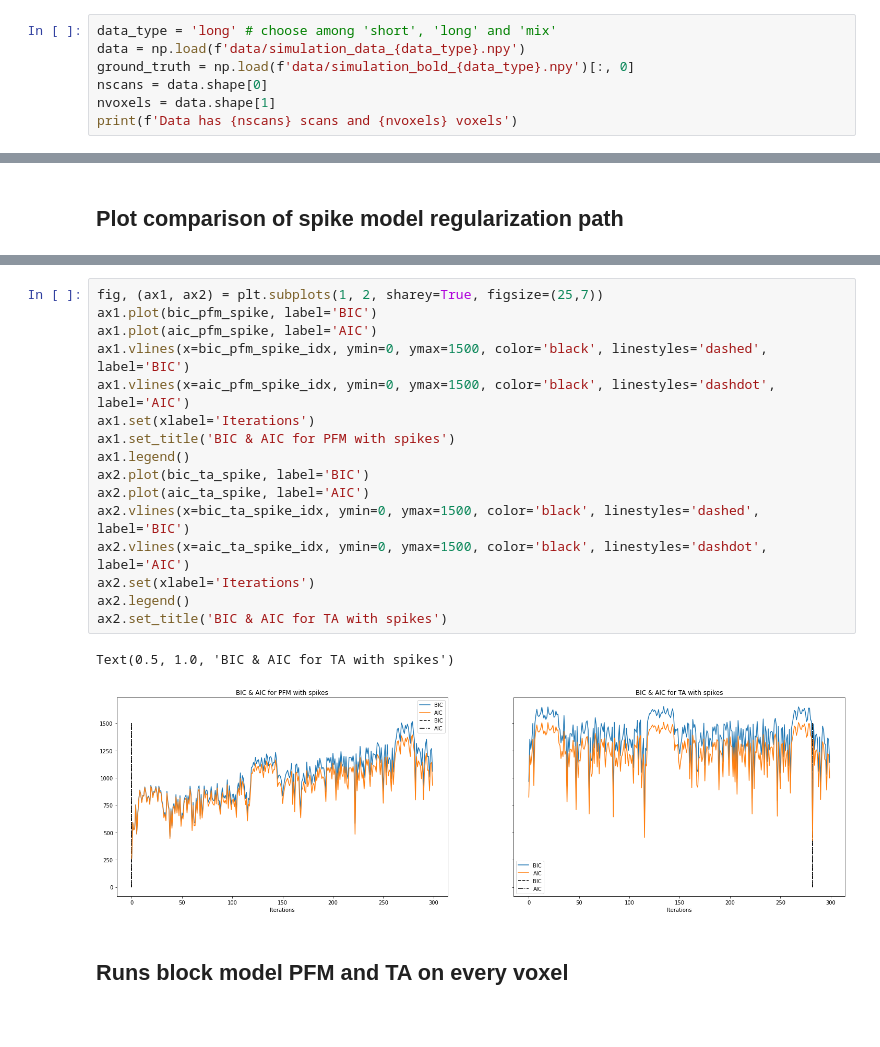
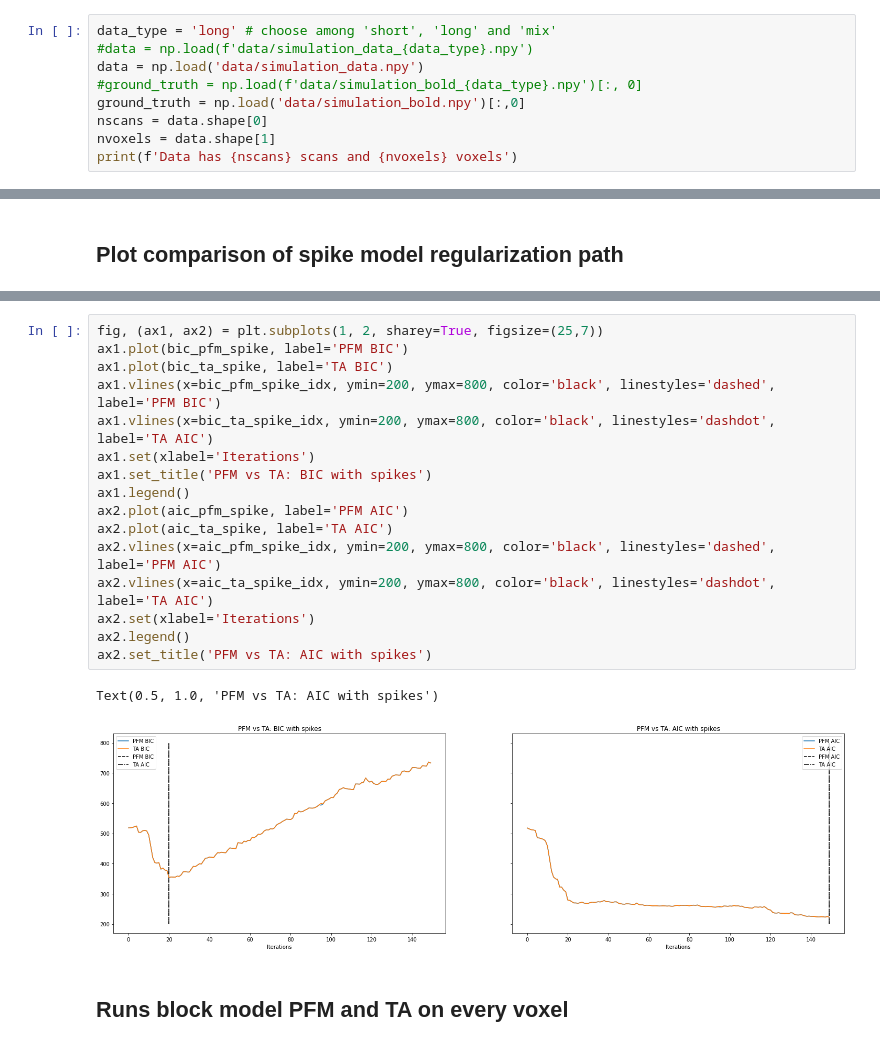
Before and after one commit to eurunuela/pfm_vs_ta, a Jupyter notebook: pfm_vs_ta.ipynb, the cells around one changed output, grey strips where cells are left out. Saved outputs shown, nothing was run; the diff lists cells and outputs as text; blank space fills up the shorter version.

```diff
--- a/pfm_vs_ta.ipynb
+++ b/pfm_vs_ta.ipynb
@@ -20,8 +20,10 @@ from Scripts.total_activation import hrf_filters
 ## Load data
 # %%
 data_type = 'long' # choose among 'short', 'long' and 'mix'
-data = np.load(f'data/simulation_data_{data_type}.npy')
-ground_truth = np.load(f'data/simulation_bold_{data_type}.npy')[:, 0]
+#data = np.load(f'data/simulation_data_{data_type}.npy')
+data = np.load('data/simulation_data.npy')
+#ground_truth = np.load(f'data/simulation_bold_{data_type}.npy')[:, 0]
+ground_truth = np.load('data/simulation_bold.npy')[:,0]
 nscans = data.shape[0]
 nvoxels = data.shape[1]
 print(f'Data has {nscans} scans and {nvoxels} voxels')
@@ -169,22 +190,22 @@ Text(0.5, 1.0, 'TA spike model lambdas')
 # %%
 fig, (ax1, ax2) = plt.subplots(1, 2, sharey=True, figsize=(25,7))
-ax1.plot(bic_pfm_spike, label='BIC')
-ax1.plot(aic_pfm_spike, label='AIC')
-ax1.vlines(x=bic_pfm_spike_idx, ymin=0, ymax=1500, color='black', linestyles='dashed', label='BIC')
-ax1.vlines(x=aic_pfm_spike_idx, ymin=0, ymax=1500, color='black', linestyles='dashdot', label='AIC')
+ax1.plot(bic_pfm_spike, label='PFM BIC')
+ax1.plot(bic_ta_spike, label='TA BIC')
+ax1.vlines(x=bic_pfm_spike_idx, ymin=200, ymax=800, color='black', linestyles='dashed', label='PFM BIC')
+ax1.vlines(x=bic_ta_spike_idx, ymin=200, ymax=800, color='black', linestyles='dashdot', label='TA AIC')
 ax1.set(xlabel='Iterations')
-ax1.set_title('BIC & AIC for PFM with spikes')
+ax1.set_title('PFM vs TA: BIC with spikes')
 ax1.legend()
-ax2.plot(bic_ta_spike, label='BIC')
-ax2.plot(aic_ta_spike, label='AIC')
-ax2.vlines(x=bic_ta_spike_idx, ymin=0, ymax=1500, color='black', linestyles='dashed', label='BIC')
-ax2.vlines(x=aic_ta_spike_idx, ymin=0, ymax=1500, color='black', linestyles='dashdot', label='AIC')
+ax2.plot(aic_pfm_spike, label='PFM AIC')
+ax2.plot(aic_ta_spike, label='TA AIC')
+ax2.vlines(x=aic_pfm_spike_idx, ymin=200, ymax=800, color='black', linestyles='dashed', label='PFM AIC')
+ax2.vlines(x=aic_ta_spike_idx, ymin=200, ymax=800, color='black', linestyles='dashdot', label='TA AIC')
 ax2.set(xlabel='Iterations')
 ax2.legend()
-ax2.set_title('BIC & AIC for TA with spikes')
+ax2.set_title('PFM vs TA: AIC with spikes')
 # %% [output]
-Text(0.5, 1.0, 'BIC & AIC for TA with spikes')
+Text(0.5, 1.0, 'PFM vs TA: AIC with spikes')
-[figure, old version]
+[figure, new version]
 # %% [markdown]
 ## Runs block model PFM and TA on every voxel
 # %%
```
Also changed, not shown: parts of 17 cells of this notebook.
